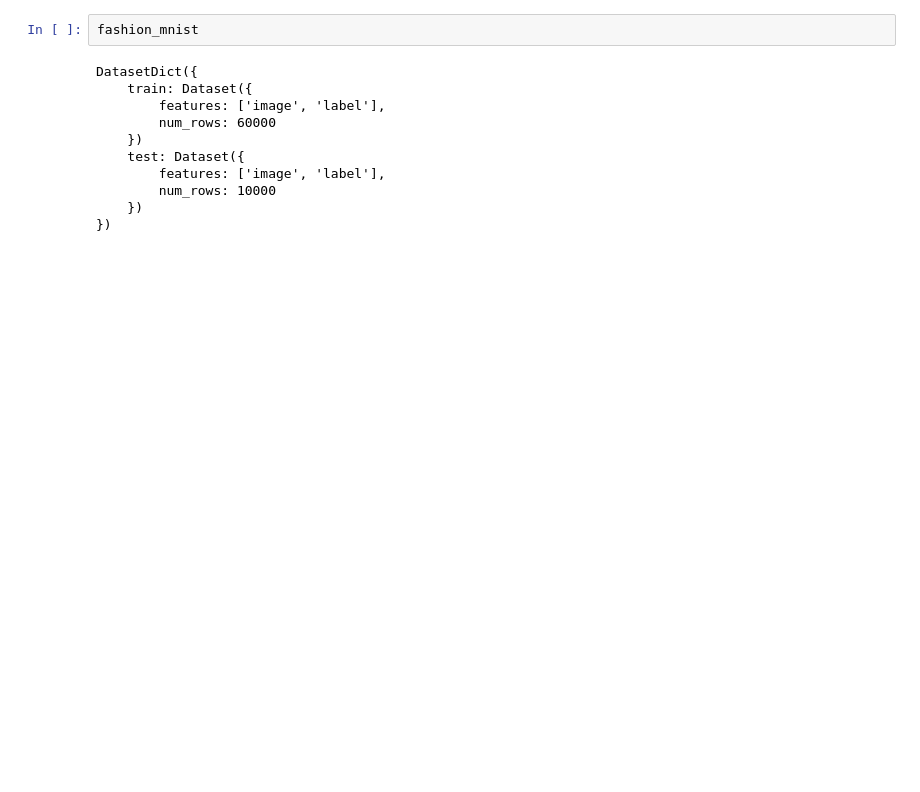
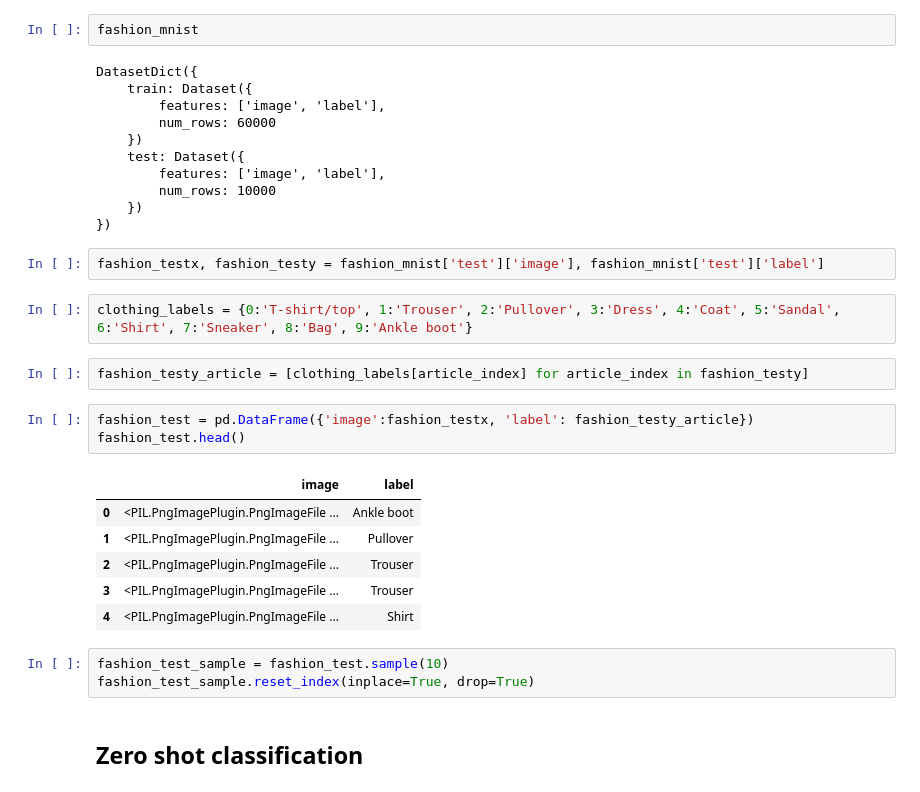
Before and after one commit to Bryan-Az/FastAI-Keras, a Jupyter notebook: HuggingFace/Vision-Model/zero_shot_classification.ipynb, the cells around one changed output. Saved outputs shown, nothing was run; the diff lists cells and outputs as text; blank space fills up the shorter version.

```diff
--- a/HuggingFace/Vision-Model/zero_shot_classification.ipynb
+++ b/HuggingFace/Vision-Model/zero_shot_classification.ipynb
@@ -23,3 +36,24 @@ DatasetDict({
         num_rows: 10000
     })
 })
+# %%
+fashion_testx, fashion_testy = fashion_mnist['test']['image'], fashion_mnist['test']['label']
+# %%
+clothing_labels = {0:'T-shirt/top', 1:'Trouser', 2:'Pullover', 3:'Dress', 4:'Coat', 5:'Sandal', 6:'Shirt', 7:'Sneaker', 8:'Bag', 9:'Ankle boot'}
+# %%
+fashion_testy_article = [clothing_labels[article_index] for article_index in fashion_testy]
+# %%
+fashion_test = pd.DataFrame({'image':fashion_testx, 'label': fashion_testy_article})
+fashion_test.head()
+# %% [output]
+|  | image | label |
+| 0 | <PIL.PngImagePlugin.PngImageFile ... | Ankle boot |
+| 1 | <PIL.PngImagePlugin.PngImageFile ... | Pullover |
+| 2 | <PIL.PngImagePlugin.PngImageFile ... | Trouser |
+| 3 | <PIL.PngImagePlugin.PngImageFile ... | Trouser |
+| 4 | <PIL.PngImagePlugin.PngImageFile ... | Shirt |
+# %%
+fashion_test_sample = fashion_test.sample(10)
+fashion_test_sample.reset_index(inplace=True, drop=True)
+# %% [markdown]
+## Zero shot classification
```
Also changed, not shown: parts of 15 cells of this notebook.
